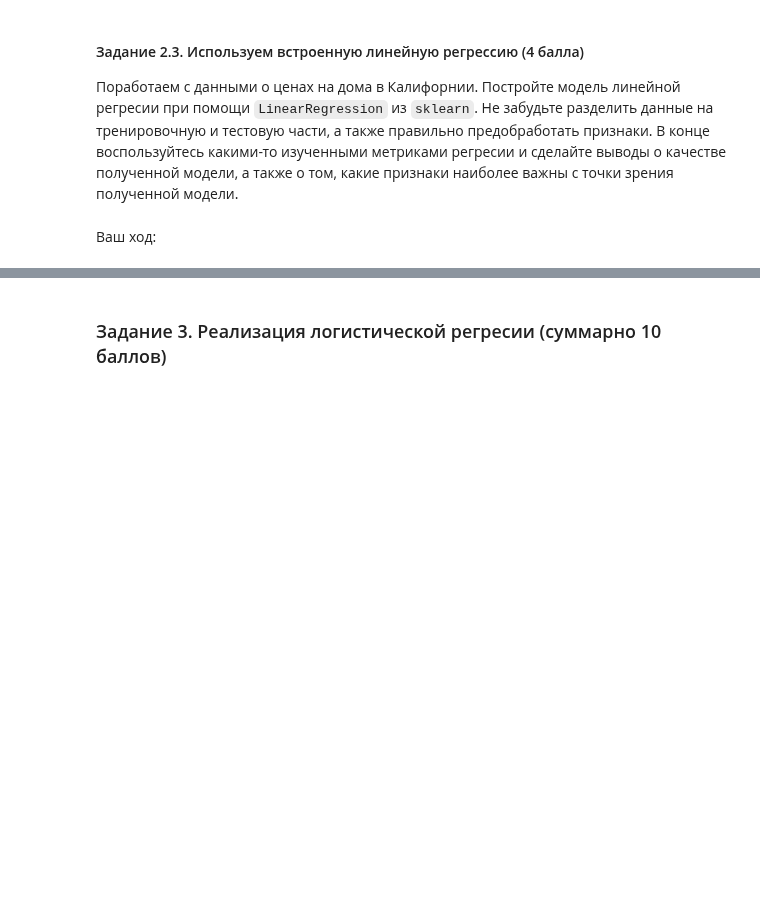
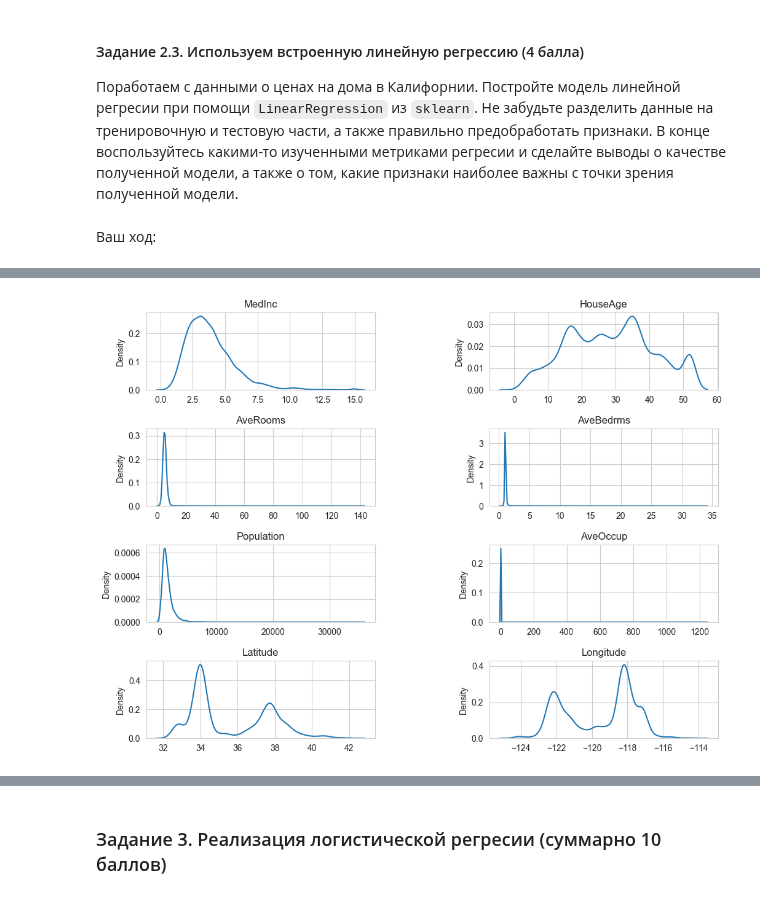
Before and after one commit to EkaterinShitik/BI_ML_2024, a Jupyter notebook: hw2_lr/code/Linear_models.ipynb, the cells around one changed output, grey strips where cells are left out. Drawn from its saved outputs; the diff is of its cells as text; code cells hidden in the pictures; blank space fills up the shorter version.

```diff
--- a/hw2_lr/code/Linear_models.ipynb
+++ b/hw2_lr/code/Linear_models.ipynb
@@ -403,0 +444,10 @@ feature_names = data["feature_names"]
+# %%
+# Анализируем распределение данных
+
+for i in range(8):
+    plt.subplot(4, 2, i + 1)
+    sns.kdeplot(X[:, i])
+    plt.title(feature_names[i])
+plt.subplots_adjust(wspace=0.5, hspace=0.5)
+# %% [output]
+[figure, added]
```
Also changed, not shown: parts of 35 cells of this notebook.
